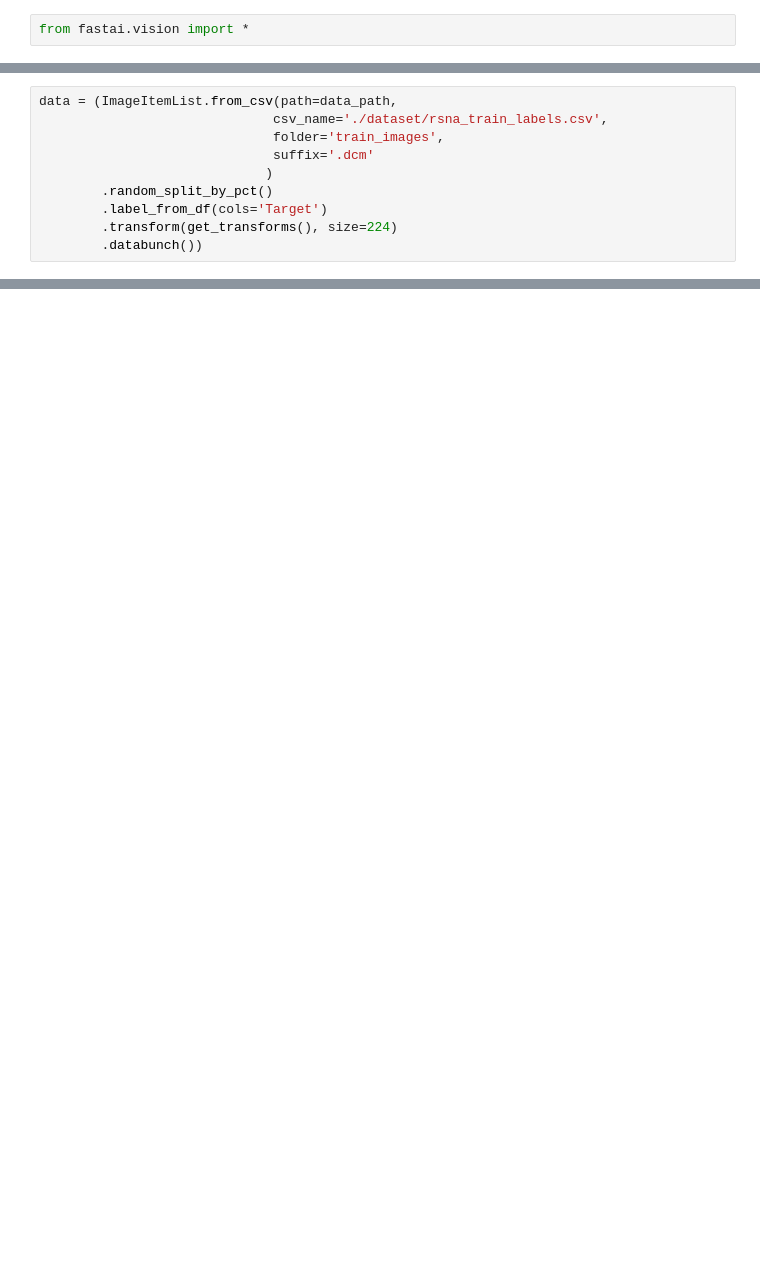
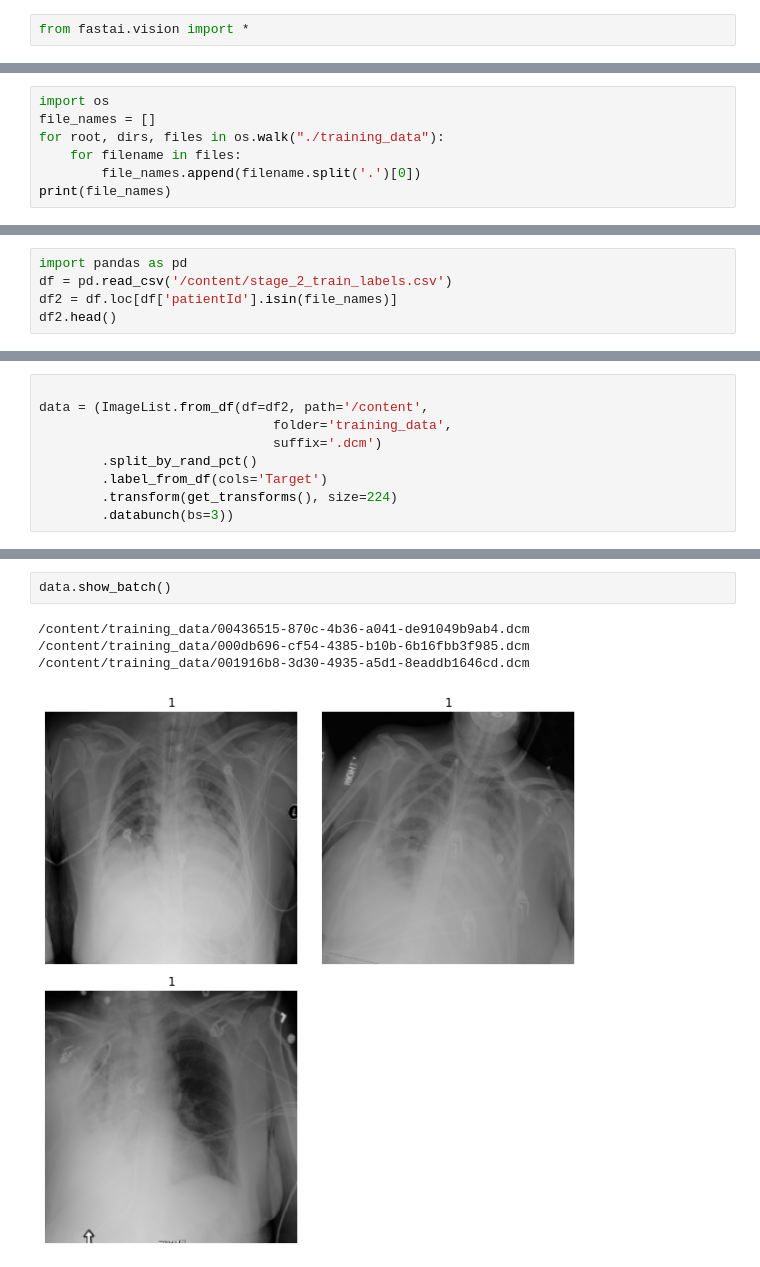
Before and after one commit to s-mostafa-a/visualizing-medical-data, a Jupyter notebook: RSNA_data_visualization.ipynb, the cells around one changed output, grey strips where cells are left out. Saved outputs shown, nothing was run; the diff lists cells and outputs as text; blank space fills up the shorter version.

```diff
--- a/RSNA_data_visualization.ipynb
+++ b/RSNA_data_visualization.ipynb
@@ -12,0 +68,7 @@ from fastai.vision import *
+# %%
+import os
+file_names = []
+for root, dirs, files in os.walk("./training_data"):
+    for filename in files:
+        file_names.append(filename.split('.')[0])
+print(file_names)
@@ -12,0 +77,5 @@ from fastai.vision import *
+# %%
+import pandas as pd
+df = pd.read_csv('/content/stage_2_train_labels.csv')
+df2 = df.loc[df['patientId'].isin(file_names)]
+df2.head()
@@ -13,10 +89,9 @@ from fastai.vision import *
 # %%
-data = (ImageItemList.from_csv(path=data_path,
-                              csv_name='./dataset/rsna_train_labels.csv',
-                              folder='train_images',
-                              suffix='.dcm'
-                             )
-        .random_split_by_pct()
+
+data = (ImageList.from_df(df=df2, path='/content',
+                              folder='training_data',
+                              suffix='.dcm')
+        .split_by_rand_pct()
         .label_from_df(cols='Target')
         .transform(get_transforms(), size=224)
-        .databunch())
+        .databunch(bs=3))
@@ -22,0 +105,7 @@ data = (ImageItemList.from_csv(path=data_path,
+# %%
+data.show_batch()
+# %% [output]
+/content/training_data/00436515-870c-4b36-a041-de91049b9ab4.dcm
+/content/training_data/000db696-cf54-4385-b10b-6b16fbb3f985.dcm
+/content/training_data/001916b8-3d30-4935-a5d1-8eaddb1646cd.dcm
+[figure, added]
```
Also changed, not shown: parts of 10 cells of this notebook.
